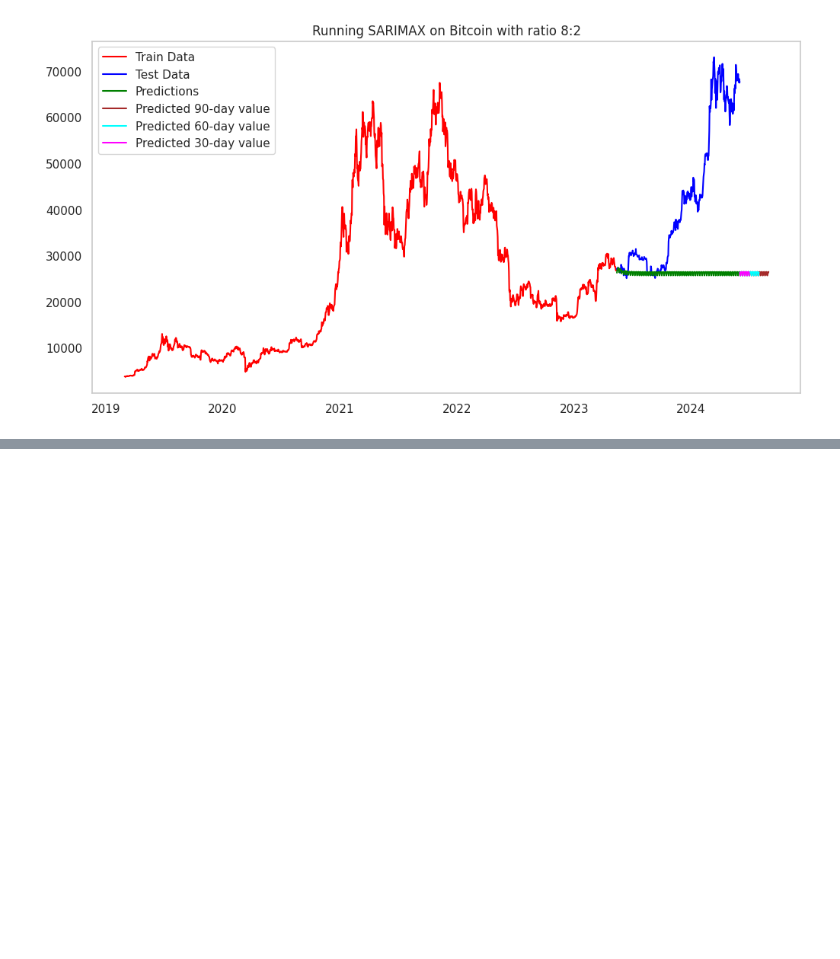
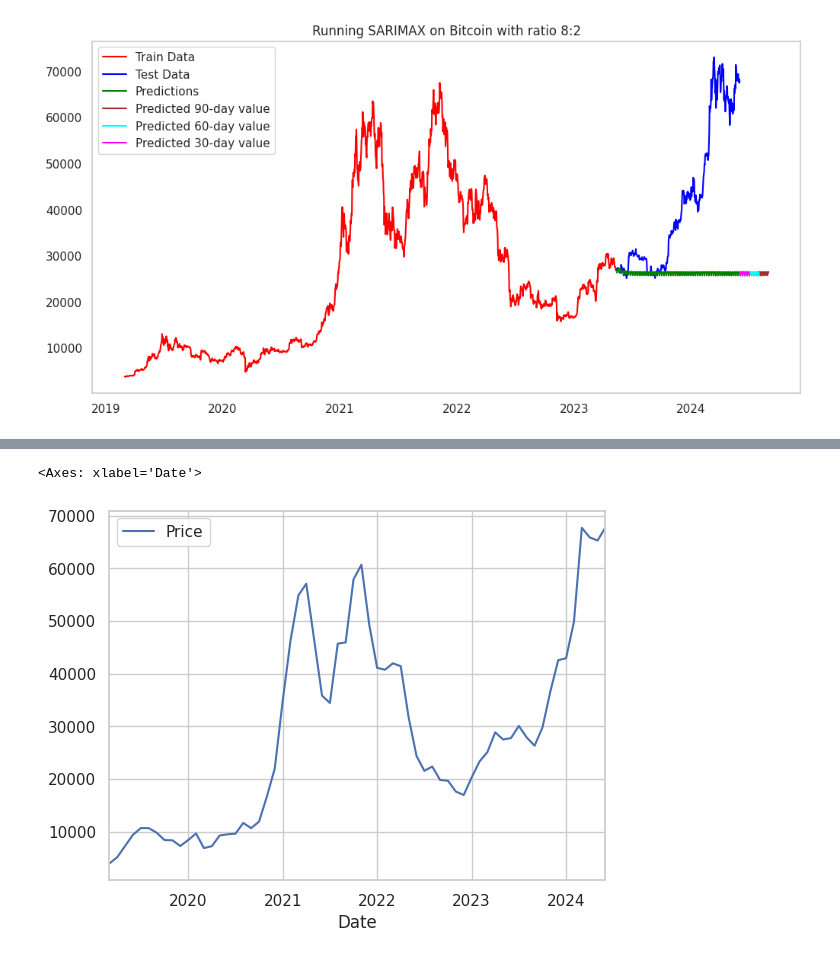
Before and after one commit to vmhoang1703/IS403-Project-Group13, a Jupyter notebook: Ethereum/SARIMAX_BTC_64_73_82.ipynb, the cells around one changed output, grey strips where cells are left out. Saved outputs shown, nothing was run; the diff lists cells and outputs as text; code cells hidden in the pictures; blank space fills up the shorter version.

Commit message:
Fix SARIMAX and add month on Bitcoin

```diff
--- a/Ethereum/SARIMAX_BTC_64_73_82.ipynb
+++ b/Ethereum/SARIMAX_BTC_64_73_82.ipynb
@@ -1607,0 +1466,5 @@ plt.show()
+# %%
+df = eth_df[['Price']].copy()
+# %%
+df_monthly = df.resample('M').mean() # changing the step from "daily on weekdays" to "monthly average"
+df_monthly.head()
@@ -1607,0 +1479,6 @@ plt.show()
+# %%
+# Let's plot our data
+df_monthly.plot()
+# %% [output]
+<Axes: xlabel='Date'>
+[figure, added]
```
Also changed, not shown: parts of 103 cells of this notebook.
